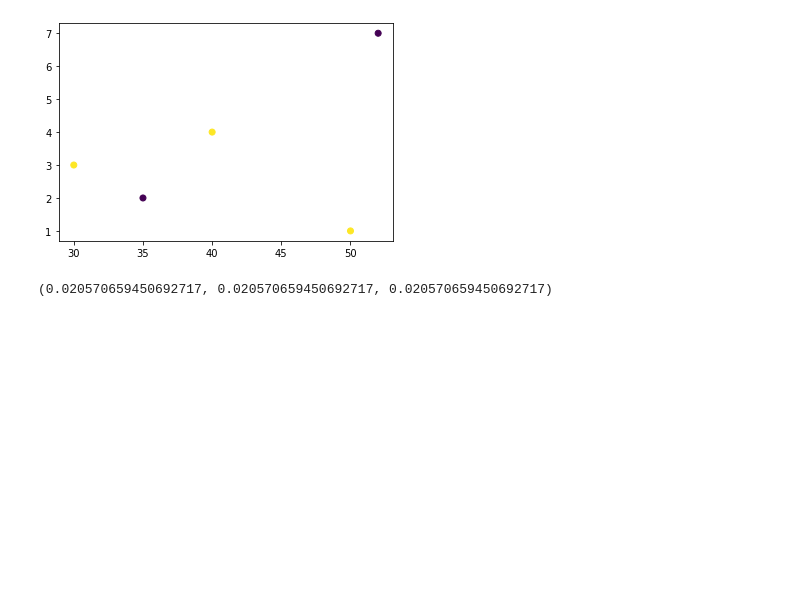
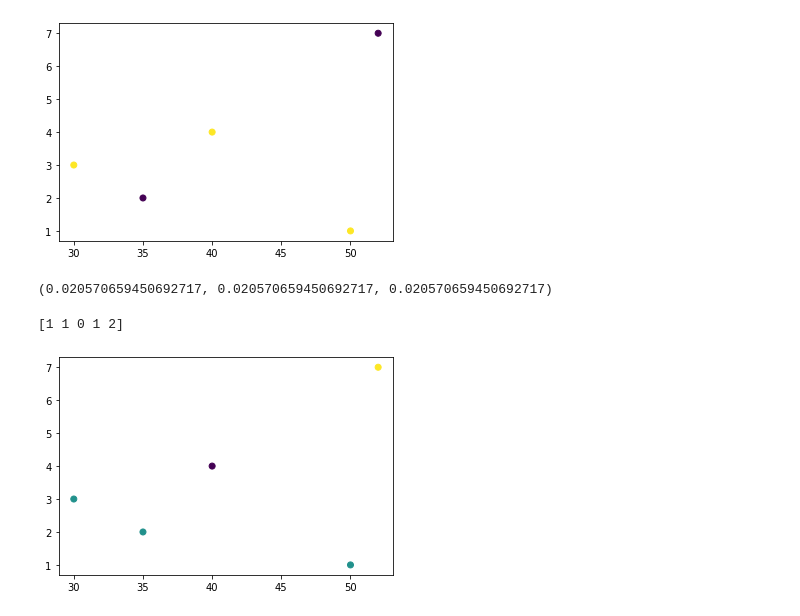
Before and after one commit to owuordickson/spectral_gp, a Jupyter notebook: spectral_gp.ipynb, the cells around one changed output. Cells and saved outputs as stored; diff of their text form; code cells hidden in the pictures; blank space fills up the shorter version.

```diff
--- a/spectral_gp.ipynb
+++ b/spectral_gp.ipynb
@@ -307,3 +307,15 @@ homogeneity_score(y, new_labels), completeness_score(y, new_labels), v_measure_s
 (0.020570659450692717, 0.020570659450692717, 0.020570659450692717)
 # %%
 # Check if cluster_centers of different bitmaps can be used to compute support (AND operation)
+# %%
+# Training
+# Using KMeans clustering (NOT VERY  ACCURATE)
+num_clusters = 3
+kmean_labels = KMeans(n_clusters=num_clusters).fit_predict(y_train)
+print(kmean_labels)
+
+plt.scatter(X[:,0], X[:,1], c=kmean_labels.astype(float))
+plt.show()
+# %% [output]
+[1 1 0 1 2]
+[figure, added]
```
